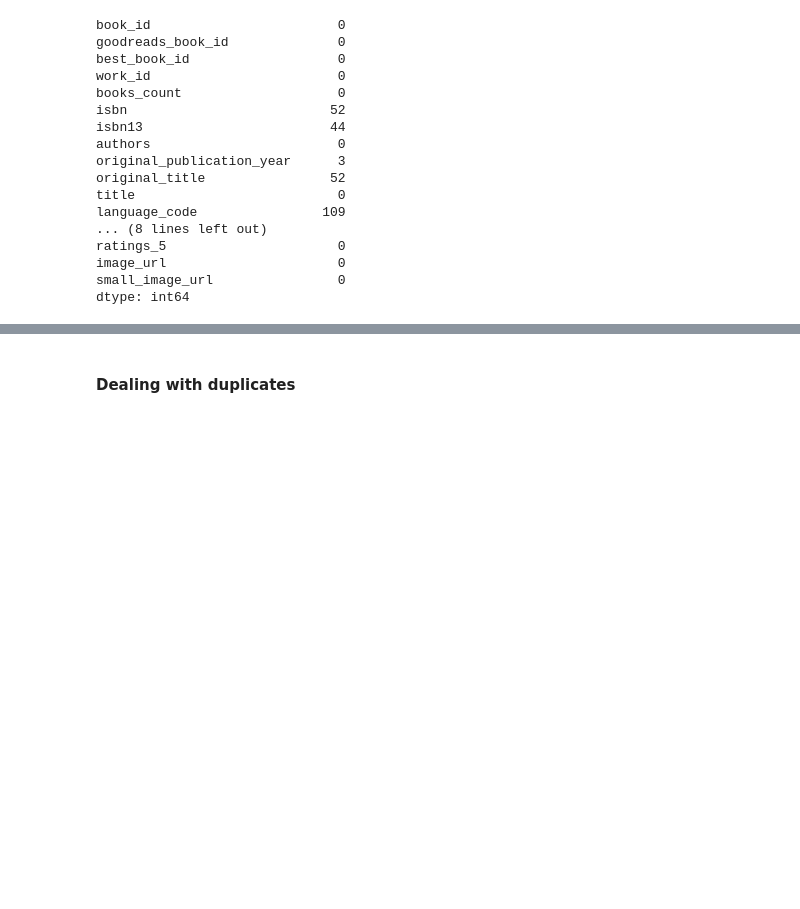
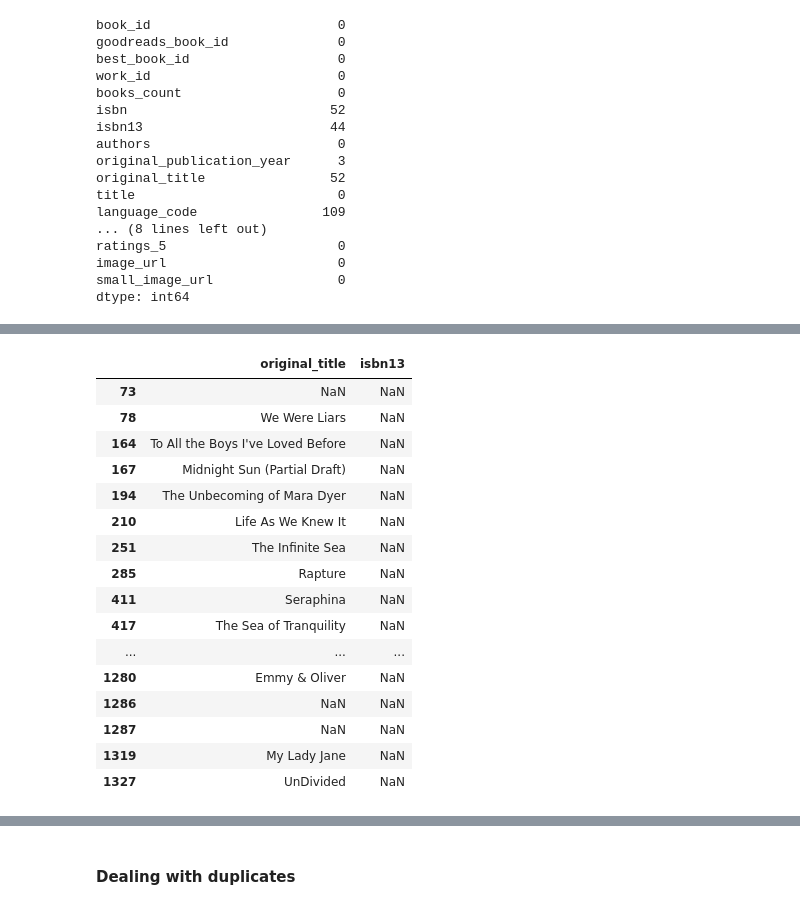
Before and after one commit to ahmadmourad/BooksDataseAnalysis, a Jupyter notebook: AhmedMourad2203187.ipynb, the cells around one changed output, grey strips where cells are left out. Cells and saved outputs as stored; diff of their text form; code cells hidden in the pictures; blank space fills up the shorter version.

```diff
--- a/AhmedMourad2203187.ipynb
+++ b/AhmedMourad2203187.ipynb
@@ -96,0 +86,21 @@ data = data.dropna(subset=['original_title','original_publication_year','languag
+# %%
+isbn13_nullvalues = data[data["isbn13"].isnull()][["original_title", "isbn13"]]
+isbn13_nullvalues
+# %% [output]
+|  | original_title | isbn13 |
+| 73 | NaN | NaN |
+| 78 | We Were Liars | NaN |
+| 164 | To All the Boys I've Loved Before | NaN |
+| 167 | Midnight Sun (Partial Draft) | NaN |
+| 194 | The Unbecoming of Mara Dyer | NaN |
+| 210 | Life As We Knew It | NaN |
+| 251 | The Infinite Sea | NaN |
+| 285 | Rapture | NaN |
+| 411 | Seraphina | NaN |
+| 417 | The Sea of Tranquility | NaN |
+| ... | ... | ... |
+| 1280 | Emmy & Oliver | NaN |
+| 1286 | NaN | NaN |
+| 1287 | NaN | NaN |
+| 1319 | My Lady Jane | NaN |
+| 1327 | UnDivided | NaN |
```
Also changed, not shown: parts of 10 cells of this notebook.
